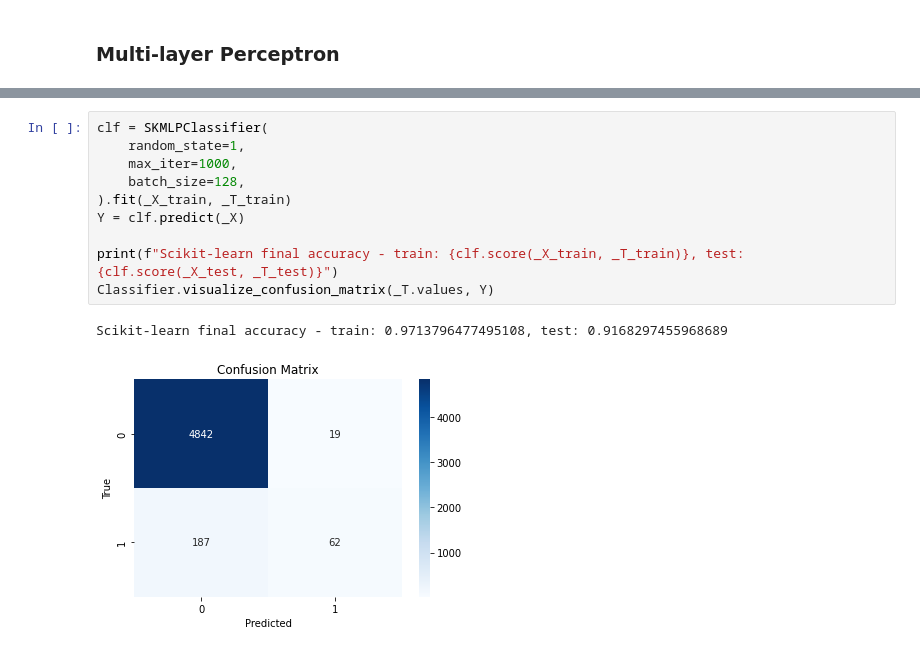
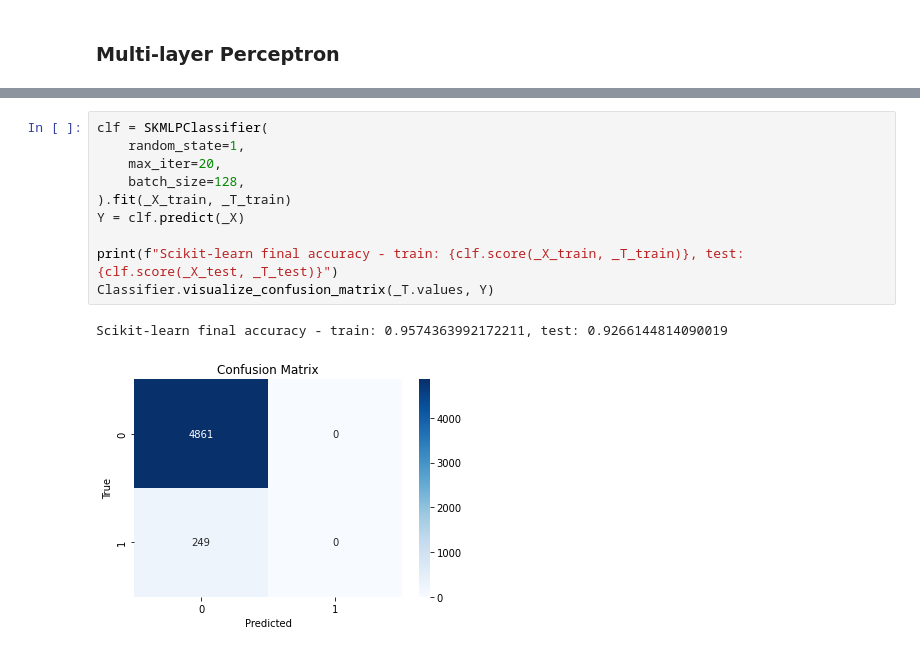
Before and after one commit to avramstefan/DS-Salary-AVC, a Jupyter notebook: main.ipynb, the cells around one changed output, grey strips where cells are left out. Drawn from its saved outputs; the diff is of its cells as text.

```diff
--- a/main.ipynb
+++ b/main.ipynb
@@ -1409,13 +1404,13 @@ ValueError: operands could not be broadcast together with shapes (5110,) (5110,2
 # %%
 clf = SKMLPClassifier(
     random_state=1,
-    max_iter=1000,
+    max_iter=20,
     batch_size=128,
 ).fit(_X_train, _T_train)
 Y = clf.predict(_X)
 
 print(f"Scikit-learn final accuracy - train: {clf.score(_X_train, _T_train)}, test: {clf.score(_X_test, _T_test)}")
 Classifier.visualize_confusion_matrix(_T.values, Y)
 # %% [output]
-Scikit-learn final accuracy - train: 0.9713796477495108, test: 0.9168297455968689
+Scikit-learn final accuracy - train: 0.9574363992172211, test: 0.9266144814090019
-[figure, old version]
+[figure, new version]
```
Also changed, not shown: parts of 2 cells of this notebook.
